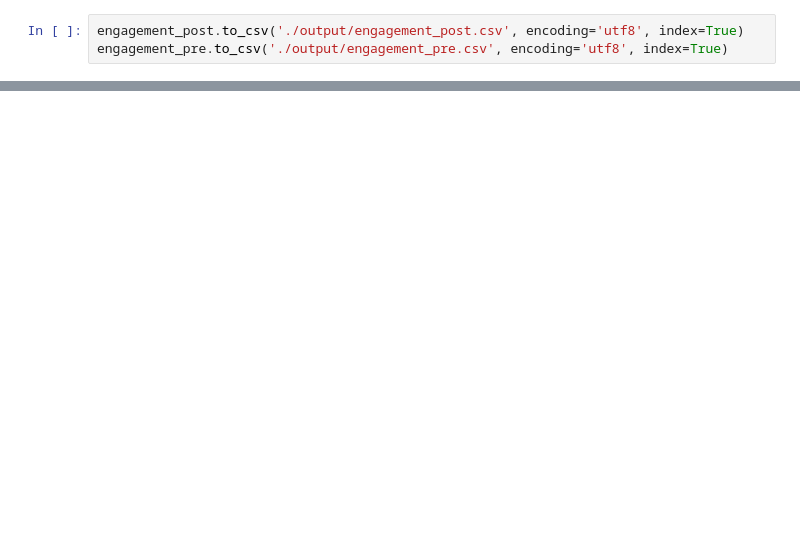
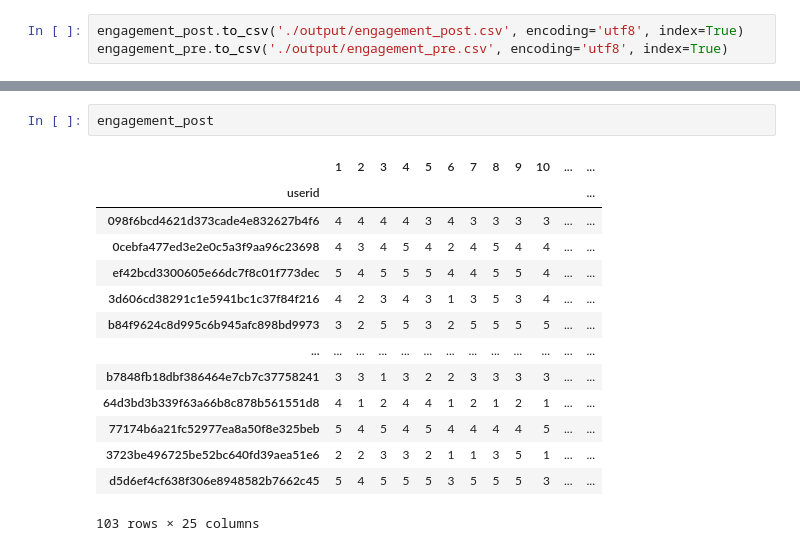
Before and after one commit to advapplab/LBLS160, a Jupyter notebook: engagement.ipynb, the cells around one changed output, grey strips where cells are left out. Saved outputs shown, nothing was run; the diff lists cells and outputs as text; blank space fills up the shorter version.

```diff
--- a/engagement.ipynb
+++ b/engagement.ipynb
@@ -69,0 +107,17 @@ engagement_pre.to_csv('./output/engagement_pre.csv', encoding='utf8', index=True
+# %%
+engagement_post
+# %% [output]
+|  | 1 | 2 | 3 | 4 | 5 | 6 | 7 | 8 | 9 | 10 | ... | ... |
+| userid |  |  |  |  |  |  |  |  |  |  |  | ... |
+| 098f6bcd4621d373cade4e832627b4f6 | 4 | 4 | 4 | 4 | 3 | 4 | 3 | 3 | 3 | 3 | ... | ... |
+| 0cebfa477ed3e2e0c5a3f9aa96c23698 | 4 | 3 | 4 | 5 | 4 | 2 | 4 | 5 | 4 | 4 | ... | ... |
+| ef42bcd3300605e66dc7f8c01f773dec | 5 | 4 | 5 | 5 | 5 | 4 | 4 | 5 | 5 | 4 | ... | ... |
+| 3d606cd38291c1e5941bc1c37f84f216 | 4 | 2 | 3 | 4 | 3 | 1 | 3 | 5 | 3 | 4 | ... | ... |
+| b84f9624c8d995c6b945afc898bd9973 | 3 | 2 | 5 | 5 | 3 | 2 | 5 | 5 | 5 | 5 | ... | ... |
+| ... | ... | ... | ... | ... | ... | ... | ... | ... | ... | ... | ... | ... |
+| b7848fb18dbf386464e7cb7c37758241 | 3 | 3 | 1 | 3 | 2 | 2 | 3 | 3 | 3 | 3 | ... | ... |
+| 64d3bd3b339f63a66b8c878b561551d8 | 4 | 1 | 2 | 4 | 4 | 1 | 2 | 1 | 2 | 1 | ... | ... |
+| 77174b6a21fc52977ea8a50f8e325beb | 5 | 4 | 5 | 4 | 5 | 4 | 4 | 4 | 4 | 5 | ... | ... |
+| 3723be496725be52bc640fd39aea51e6 | 2 | 2 | 3 | 3 | 2 | 1 | 1 | 3 | 5 | 1 | ... | ... |
+| d5d6ef4cf638f306e8948582b7662c45 | 5 | 4 | 5 | 5 | 5 | 3 | 5 | 5 | 5 | 3 | ... | ... |
+103 rows × 25 columns
```
Also changed, not shown: parts of 8 cells of this notebook, 2 other files.
